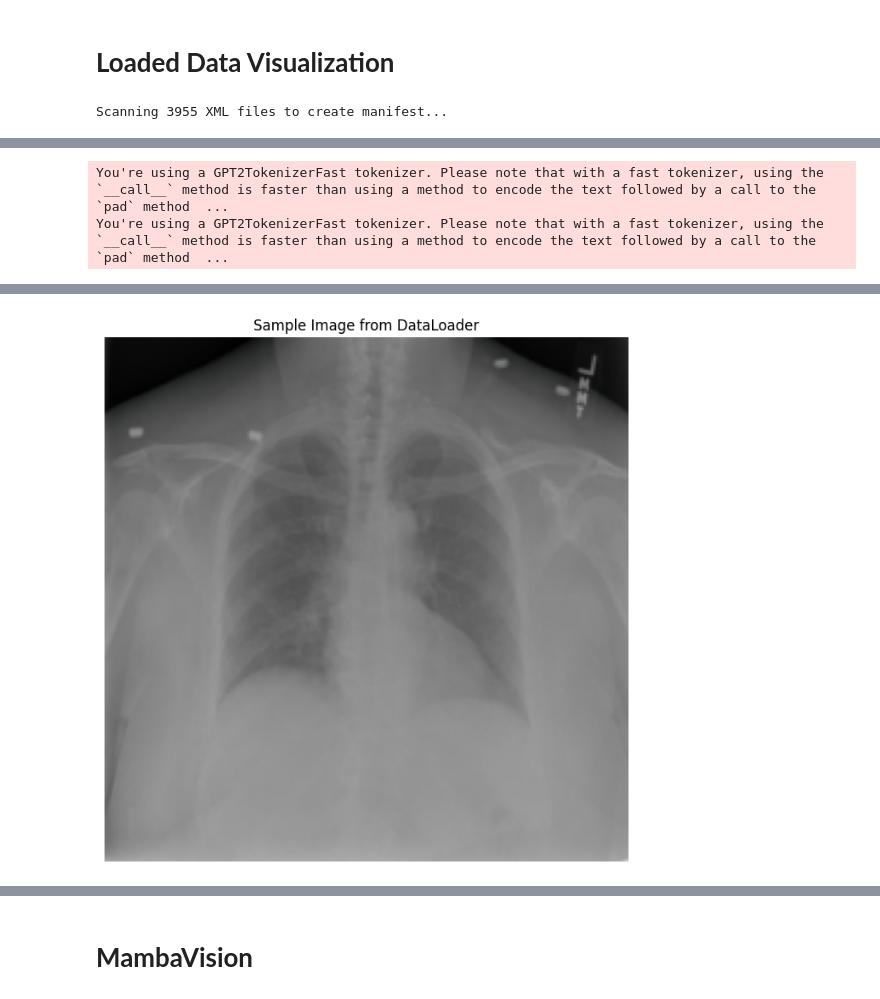
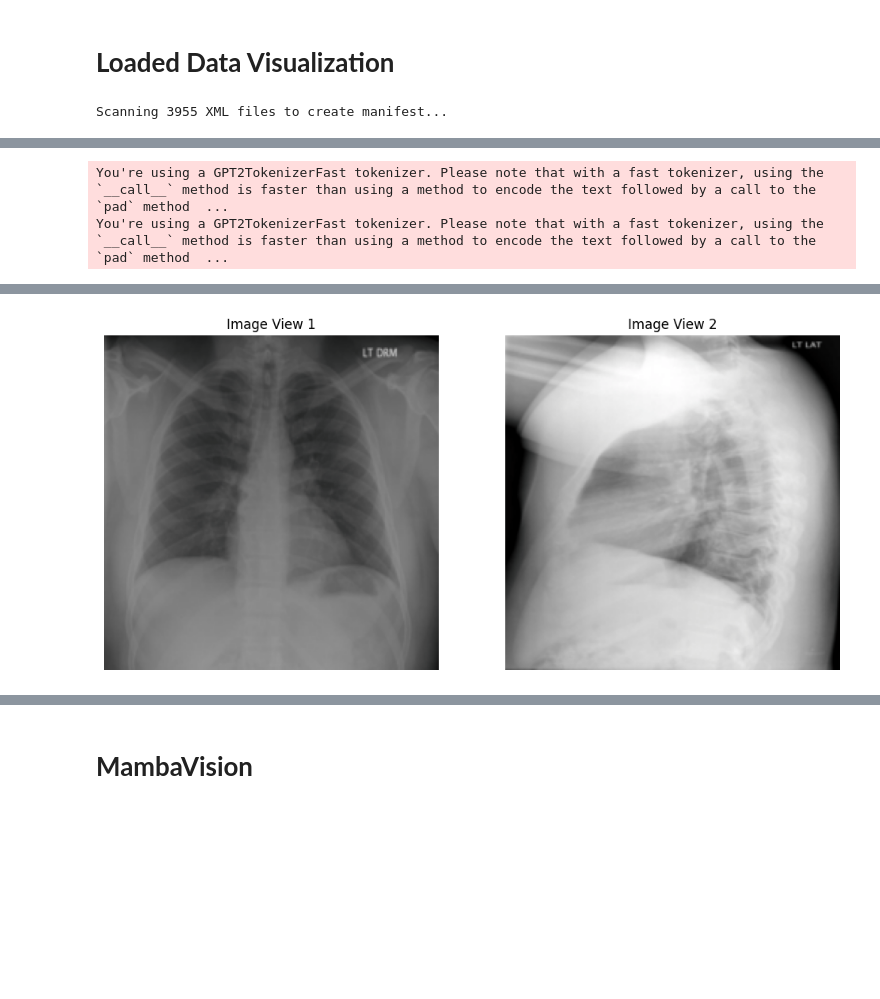
Before and after one commit to Sri-Ganesan-M/Radiology_report_generation, a Jupyter notebook: radiology-report-generation-mini-project.ipynb, the cells around one changed output, grey strips where cells are left out. Drawn from its saved outputs; the diff is of its cells as text; code cells hidden in the pictures; blank space fills up the shorter version.

Commit message:
Kaggle Notebook | Radiology_report_generation_mini_project | MambaVision & Gpt2 -- with multiple xray handling

```diff
--- a/radiology-report-generation-mini-project.ipynb
+++ b/radiology-report-generation-mini-project.ipynb
@@ -112,14 +112,17 @@ def create_data_manifest(xml_dir, img_dir):
                 continue
 
             image_nodes = root.findall(".//parentImage")
+            image_paths = []
             for node in image_nodes:
                 image_filename = node.get('id') + ".png"
                 image_path = os.path.join(img_dir, image_filename)
                 if os.path.exists(image_path):
-                    manifest.append({
-                        'image_path': image_path,
-                        'report_text': full_report
-                    })
+                    image_paths.append(image_path)
+            if len(image_paths) > 0:
+                manifest.append({
+                    'image_paths': image_paths,  # << now a list
+                    'report_text': full_report
+                })
         except Exception as e:
             print(f"Warning: Could not process {os.path.basename(xml_file)}. Error: {e}")
     return manifest
@@ -216,17 +218,22 @@ tokenizer.pad_token = tokenizer.eos_token  # Keep this line for consistent paddi
 # %% [markdown]
 # **Loaded Data Visualization**
 # %%
+import torch
+from torch.utils.data import DataLoader
+import matplotlib.pyplot as plt
+from torchvision import transforms
 
+# --- Image Transform ---
 image_transform = transforms.Compose([
     transforms.Resize((IMAGE_SIZE, IMAGE_SIZE)),
     transforms.ToTensor(),
     transforms.Normalize(mean=[0.485, 0.456, 0.406], std=[0.229, 0.224, 0.225])
 ])
 
-
+# --- Create manifest for multi-view ---
 full_manifest = create_data_manifest(XML_REPORTS_PATH, IMAGES_PATH)
 
-
+# --- Data splits ---
 train_manifest, temp_manifest = train_test_split(
     full_manifest,
     test_size=(VALID_SIZE + TEST_SIZE),
@@ -245,51 +252,62 @@ print(f"Training set:  {len(train_manifest)} samples")
 print(f"Validation set: {len(val_manifest)} samples")
 print(f"Test set:      {len(test_manifest)} samples")
 
-# --- 3. Create Datasets and DataLoaders ---
+# --- Create Datasets and DataLoaders for multi-view ---
 train_dataset = IUXRayDataset(train_manifest, tokenizer, image_transform)
 val_dataset = IUXRayDataset(val_manifest, tokenizer, image_transform)
 test_dataset = IUXRayDataset(test_manifest, tokenizer, image_transform)
 
-train_loader = DataLoader(train_dataset, batch_size=BATCH_SIZE, shuffle=True, num_workers=2,collate_fn=custom_collate_fn)
-val_loader = DataLoader(val_dataset, batch_size=BATCH_SIZE, shuffle=False, num_workers=2,collate_fn=custom_collate_fn)
-test_loader = DataLoader(test_dataset, batch_size=BATCH_SIZE, shuffle=False, num_workers=2,collate_fn=custom_collate_fn)
-
-
+train_loader = DataLoader(
+    train_dataset, batch_size=BATCH_SIZE, shuffle=True, num_workers=2, collate_fn=custom_collate_fn
+)
+val_loader = DataLoader(
+    val_dataset, batch_size=BATCH_SIZE, shuffle=False, num_workers=2, collate_fn=custom_collate_fn
+)
+test_loader = DataLoader(
+    test_dataset, batch_size=BATCH_SIZE, shuffle=False, num_workers=2, collate_fn=custom_collate_fn
+)
 
 print("\nPyTorch DataLoaders are ready!")
-
 print("\n--- Verifying a sample batch from the train_loader ---")
 
-# Fetch one batch
+# --- Fetch one batch
 sample_batch = next(iter(train_loader))
 
 print(f"Batch keys: {sample_batch.keys()}")
-print(f"Image tensor shape:      {sample_batch['image'].shape}")
+print(f"Image tensor shape:      {sample_batch['images'].shape}")
 print(f"Input IDs tensor shape:  {sample_batch['input_ids'].shape}")
 print(f"Attention mask shape:    {sample_batch['attention_mask'].shape}")
-print(f"Labels tensor shape:       {sample_batch['labels'].shape}") # Added for labels
-# Visualize one random item from the batch
-# Ensure BATCH_SIZE is defined in your script
-idx_to_show = random.randint(0, sample_batch['image'].size(0) - 1)
+print(f"Labels tensor shape:     {sample_batch['labels'].shape}")
+print(f"View mask shape:         {sample_batch.get('view_mask', 'Not present')}")  # If view_mask is in your collate_fn
 
-# --- Decode the report text from input_ids ---
-# This is the new way to get the report text for visualization
+# --- Visualization of all image views for a random report in the batch ---
+idx_to_show = random.randint(0, sample_batch['images'].size(0) - 1)
+images_to_show = sample_batch['images'][idx_to_show]  # (num_views, C, H, W)
+num_views = images_to_show.size(0)
+
+mean = torch.tensor([0.485, 0.456, 0.406]).view(3, 1, 1)
+std = torch.tensor([0.229, 0.224, 0.225]).view(3, 1, 1)
+
+plt.figure(figsize=(6 * num_views, 6))
+for i in range(num_views):
+    # Optional: If using mask, skip padded images
+    if 'view_mask' in sample_batch:
+        if sample_batch['view_mask'][idx_to_show][i] == 0:
+            continue  # padded image, skip
+
+    img_tensor = images_to_show[i]
+    img_display = (img_tensor * std) + mean
+    img_display = transforms.ToPILImage()(img_display.clamp(0, 1))
+
+    plt.subplot(1, num_views, i + 1)
+    plt.imshow(img_display)
+    plt.title(f"Image View {i+1}")
+    plt.axis('off')
+plt.show()
+
+# --- Decode the report text from input_ids for visualization ---
 input_ids_display = sample_batch['input_ids'][idx_to_show]
 report_display = tokenizer.decode(input_ids_display, skip_special_tokens=True)
-
-# --- Reverse the normalization for image display ---
-img_tensor = sample_batch['image'][idx_to_show]
-mean = torch.tensor([0.485, 0.456, 0.406]).view(3, 1, 1)
-std = torch.tensor([0.229, 0.224, 0.225]).view(3, 1, 1)
-img_display = (img_tensor * std) + mean
-img_display = transforms.ToPILImage()(img_display)
-
-# --- Plot the results ---
-plt.figure(figsize=(8, 8))
-plt.imshow(img_display)
-plt.title("Sample Image from DataLoader")
-plt.axis('off')
-plt.show()
 
 print("\n--- Sample Report from the same item (Decoded from Tensors) ---")
 print(report_display)
@@ -315,2 +341,2 @@ Labels tensor shape:       torch.Size([8, 94])
-[figure, old version]
+[figure, new version]
 --- Sample Report from the same item (Decoded from Tensors) ---
```
Also changed, not shown: parts of 23 cells of this notebook.
